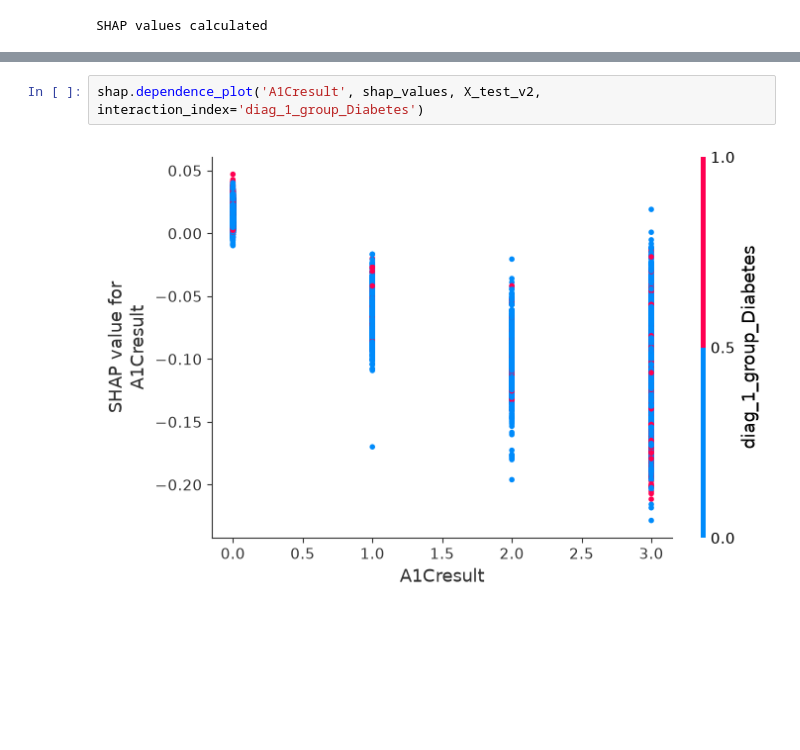
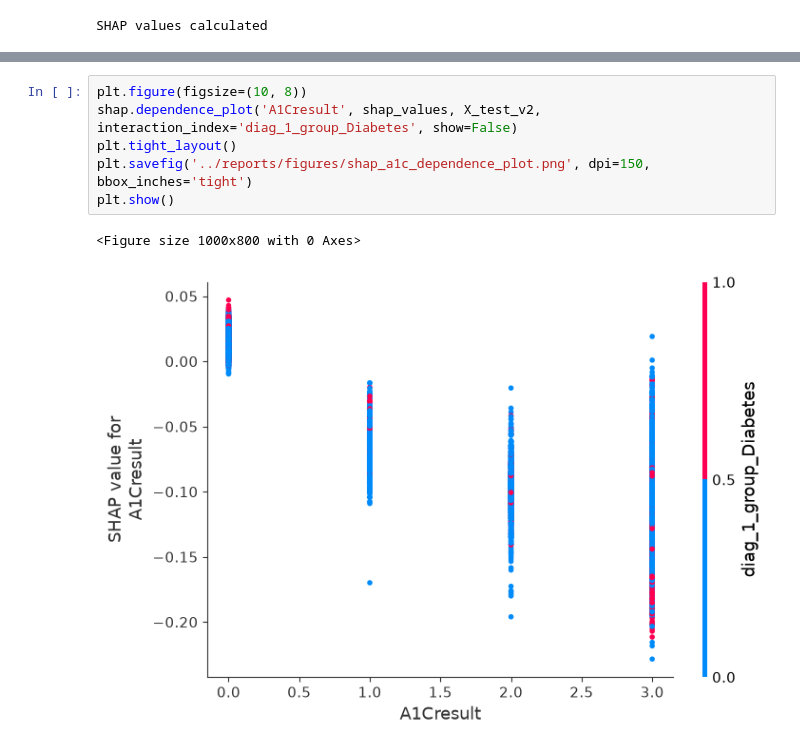
Before and after one commit to kelvinofoedoe/clinical-readmission-prediction, a Jupyter notebook: notebooks/01_eda.ipynb, the cells around one changed output, grey strips where cells are left out. Cells and saved outputs as stored; diff of their text form; blank space fills up the shorter version.

```diff
--- a/notebooks/01_eda.ipynb
+++ b/notebooks/01_eda.ipynb
@@ -996,4 +1253,9 @@ plt.show()
 # %%
-shap.dependence_plot('A1Cresult', shap_values, X_test_v2, interaction_index='diag_1_group_Diabetes')
+plt.figure(figsize=(10, 8))
+shap.dependence_plot('A1Cresult', shap_values, X_test_v2, interaction_index='diag_1_group_Diabetes', show=False)
+plt.tight_layout()
+plt.savefig('../reports/figures/shap_a1c_dependence_plot.png', dpi=150, bbox_inches='tight')
+plt.show()
 # %% [output]
+<Figure size 1000x800 with 0 Axes>
-[figure, old version]
+[figure, new version]
```
Also changed, not shown: parts of 37 cells of this notebook, 3 other files.
